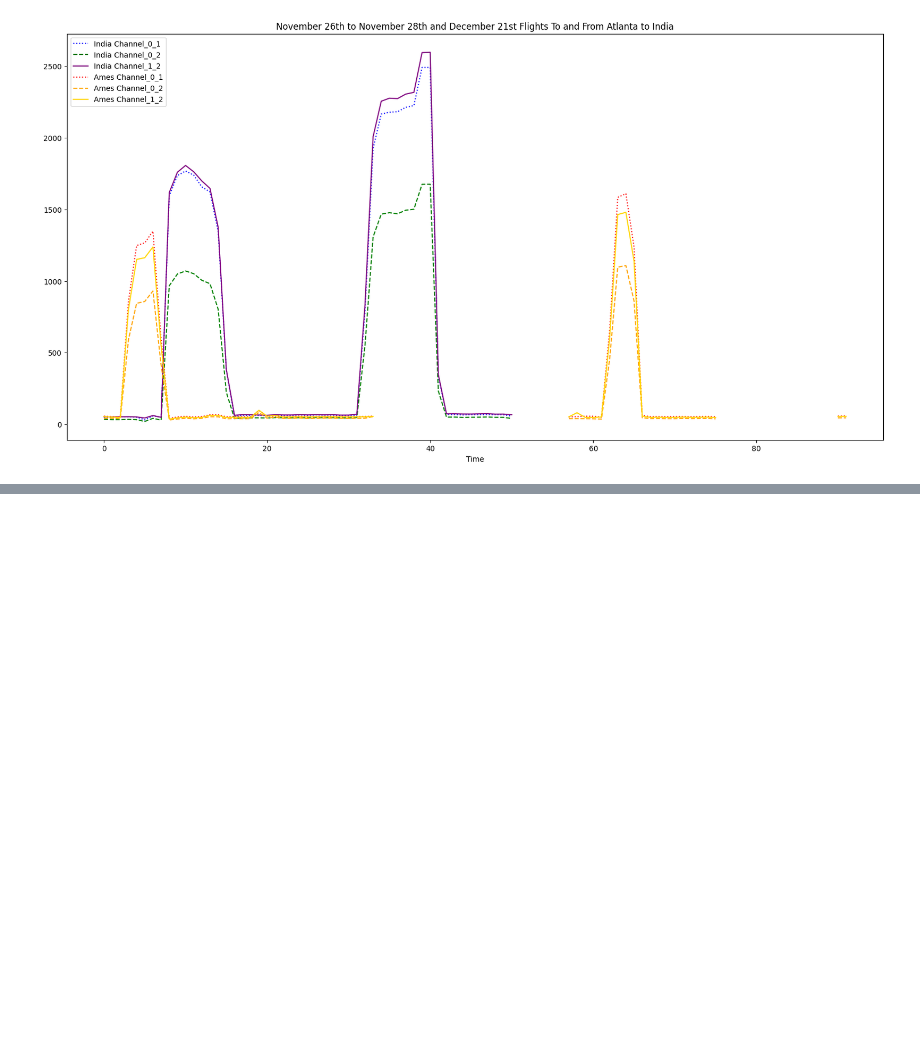
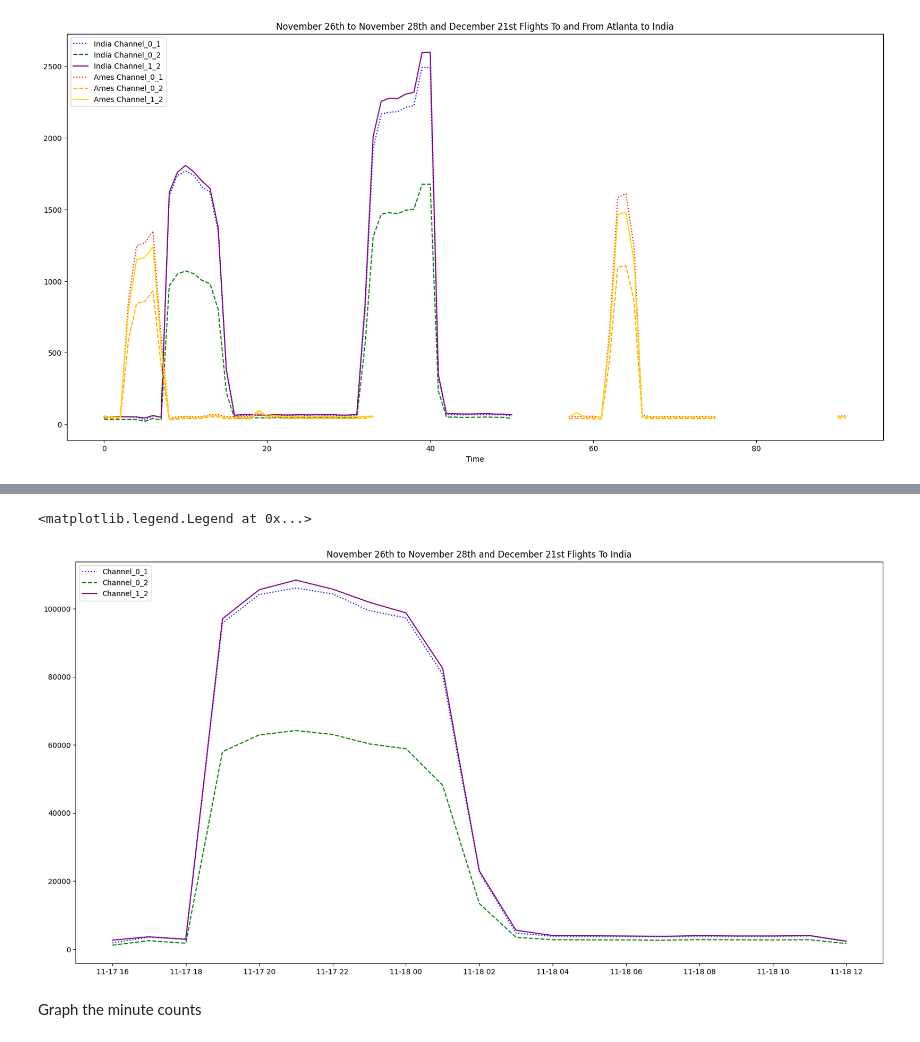
Before and after one commit to vpadgett1/cubesat_test_data, a Jupyter notebook: flights/india_trip_data.ipynb, the cells around one changed output, grey strips where cells are left out. Saved outputs shown, nothing was run; the diff lists cells and outputs as text; code cells hidden in the pictures; blank space fills up the shorter version.

```diff
--- a/flights/india_trip_data.ipynb
+++ b/flights/india_trip_data.ipynb
@@ -174,0 +177,5 @@ ax1.legend(loc='upper left')
+# %%
+df_india_arr = pd.read_csv("india_flight_there_data.csv")
+df_india_arr['timestamp'] = pd.to_datetime(df_india_arr['timestamp'])
+df_india_arr = df_india_arr.resample('H', on ='timestamp', axis=0).sum()
+df_india_arr.head()
@@ -174,0 +190,16 @@ ax1.legend(loc='upper left')
+# %%
+#plot the channels from the data over time
+fig, ax1 = plt.subplots(figsize=(20,10))
+
+ax1.plot(df_india_arr.index, df_india_arr['Chan_0_1'], color='blue', linestyle='dotted')
+ax1.plot(df_india_arr.index, df_india_arr['Chan_0_2'], color='green', linestyle="dashed")
+ax1.plot(df_india_arr.index, df_india_arr['Chan_1_2'], color='purple')
+#set the title
+ax1.set_title('November 26th to November 28th and December 21st Flights To India')
+#set the legend
+ax1.legend(['Channel_0_1', 'Channel_0_2', 'Channel_1_2'], loc='upper left')
+# %% [output]
+<matplotlib.legend.Legend at 0x...>
+[figure, added]
+# %% [markdown]
+Graph the minute counts
```
Also changed, not shown: parts of 5 cells of this notebook, 2 other files.
